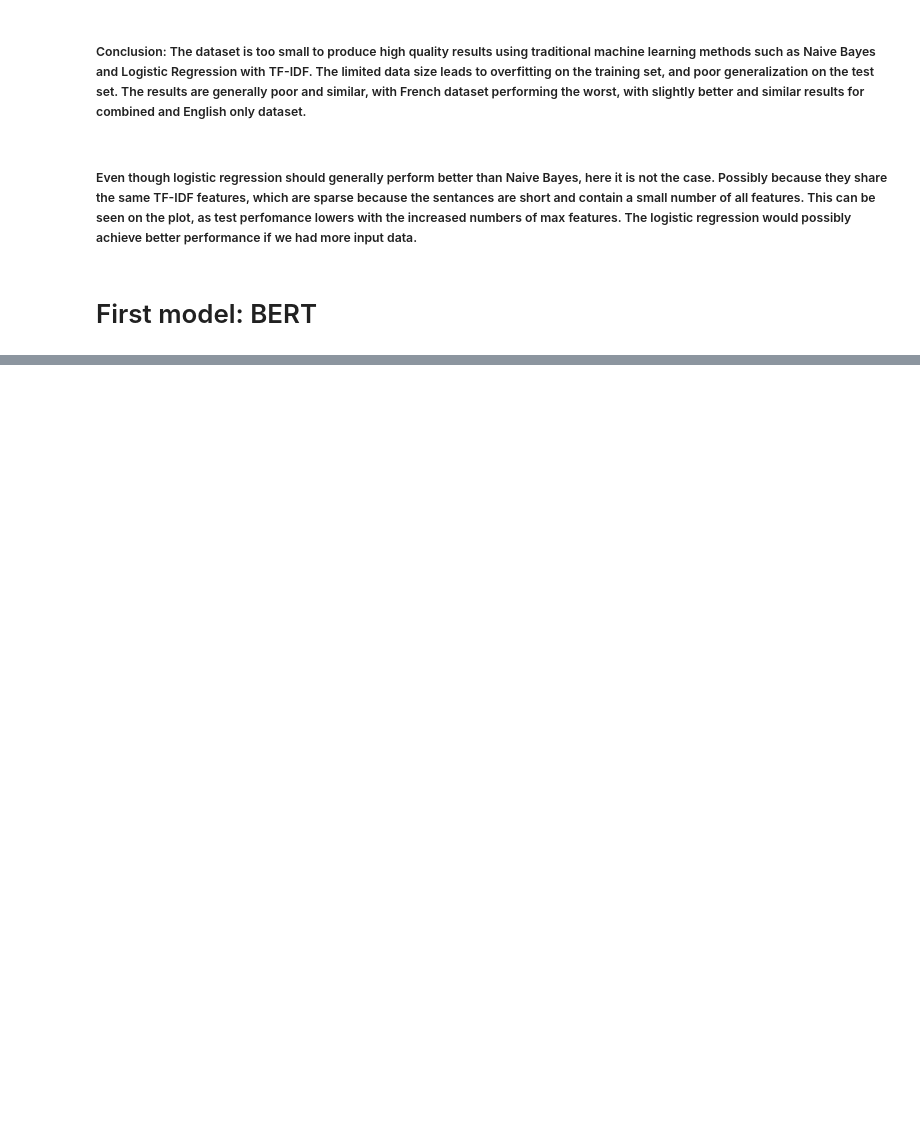
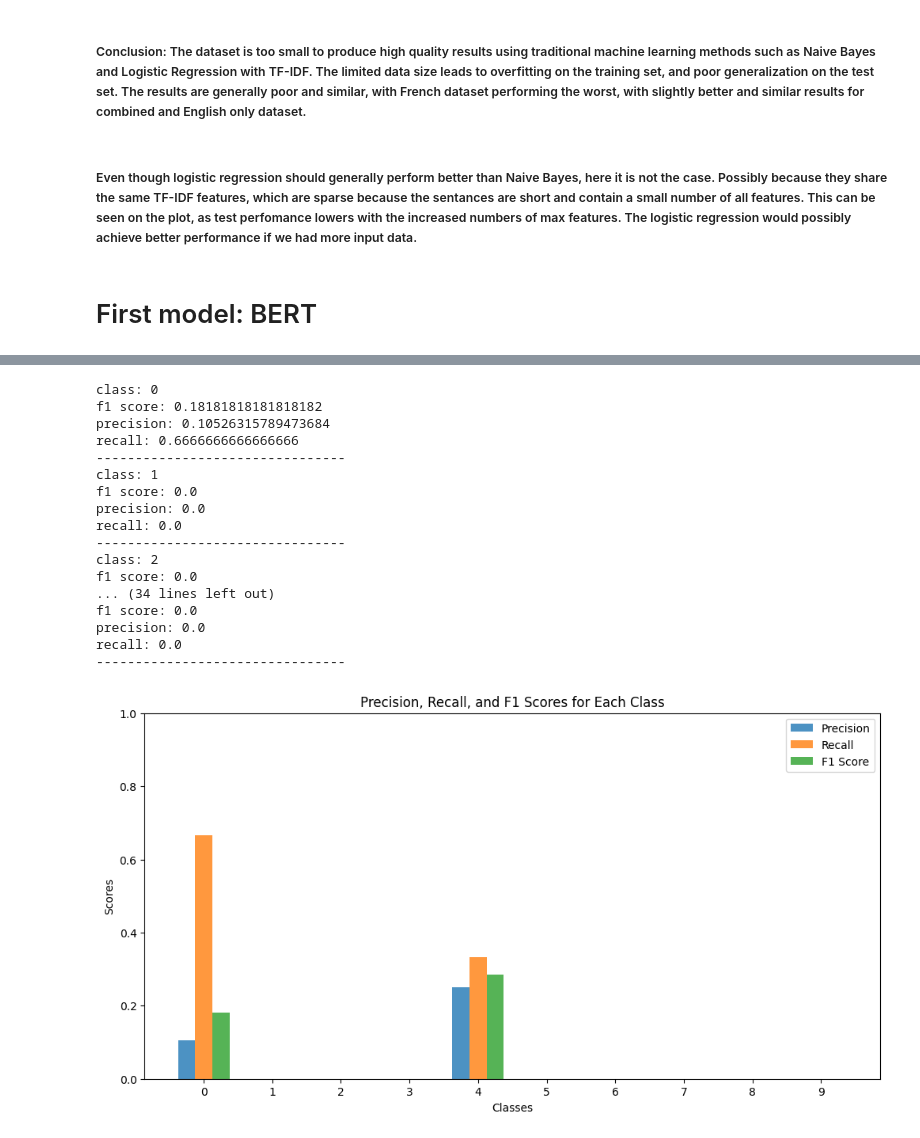
Before and after one commit to DavidSevic/expert-prediction-nlp, a Jupyter notebook: project.ipynb, the cells around one changed output, grey strips where cells are left out. Cells and saved outputs as stored; diff of their text form; code cells hidden in the pictures; blank space fills up the shorter version.

Commit message:
Add: BERT completed for one data type

```diff
--- a/project.ipynb
+++ b/project.ipynb
@@ -593,7 +557,7 @@ class MyDataset(Dataset):
             add_special_tokens=True,
             max_length=self.max_len,
             return_token_type_ids=False,
-            pad_to_max_length=True,
+            padding='max_length',
             return_attention_mask=True,
             return_tensors='pt',
             truncation=True
@@ -619,0 +609,4 @@ train_dataset[0]
+# %%
+first_sample = train_dataset[0]
+hidden_state = distil_bert(first_sample['input_ids'].unsqueeze(0), attention_mask=first_sample['attention_mask'].unsqueeze(0))
+hidden_state[0].shape
@@ -619,0 +822,2 @@ train_dataset[0]
+# %%
+train_results = trainer.train()
@@ -619,0 +832,10 @@ train_dataset[0]
+# %%
+test_results = trainer.predict(test_dataset=test_dataset)
+"""
+#print('Predictions: \n', test_results.predictions)
+print('\nAccuracy: ', test_results.metrics['test_accuracy'])
+print('Precision: ', test_results.metrics['test_precision'])
+print('Recall: ', test_results.metrics['test_recall'])
+print('F1: ', test_results.metrics['test_f1'])
+print(classes)
+"""
@@ -619,0 +859,49 @@ train_dataset[0]
+# %%
+import numpy as np
+
+f1_scores = test_results.metrics["test_f1"]
+precision_scores = test_results.metrics["test_precision"]
+recall_scores = test_results.metrics["test_recall"]
+
+for i in range(len(f1_scores)):
+    print(f'class: {i}')
+    print(f'f1 score: {f1_scores[i]}')
+    print(f'precision: {precision_scores[i]}')
+    print(f'recall: {recall_scores[i]}')
+    print('--------------------------------')
+
+x = np.arange(len(f1_scores))
+width = 0.25
+
+plt.figure(figsize=(12, 6))
+plt.bar(x - width, precision_scores, width, label='Precision', alpha=0.8)
+plt.bar(x, recall_scores, width, label='Recall', alpha=0.8)
+plt.bar(x + width, f1_scores, width, label='F1 Score', alpha=0.8)
+
+plt.xlabel('Classes')
+plt.ylabel('Scores')
+plt.title('Precision, Recall, and F1 Scores for Each Class')
+plt.ylim(0, 1)
+plt.xticks(ticks=x, labels=range(len(f1_scores)))
+plt.legend()
+
+plt.show()
+# %% [output]
+class: 0
+f1 score: 0.18181818181818182
+precision: 0.10526315789473684
+recall: 0.6666666666666666
+--------------------------------
+class: 1
+f1 score: 0.0
+precision: 0.0
+recall: 0.0
+--------------------------------
+class: 2
+f1 score: 0.0
+... (34 lines left out)
+f1 score: 0.0
+precision: 0.0
+recall: 0.0
+--------------------------------
+[figure, added]
```
Also changed, not shown: parts of 29 cells of this notebook.
